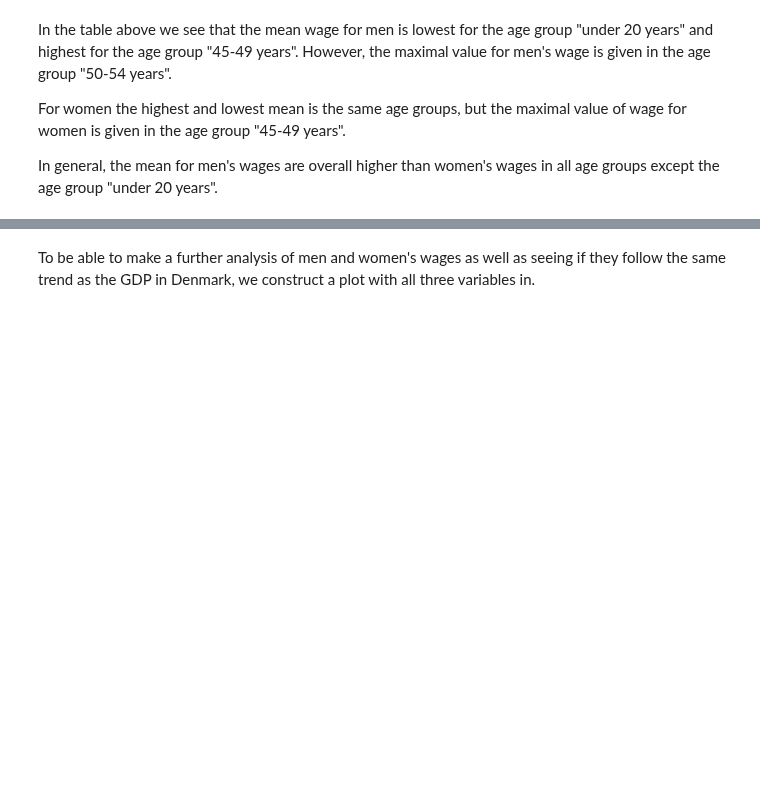
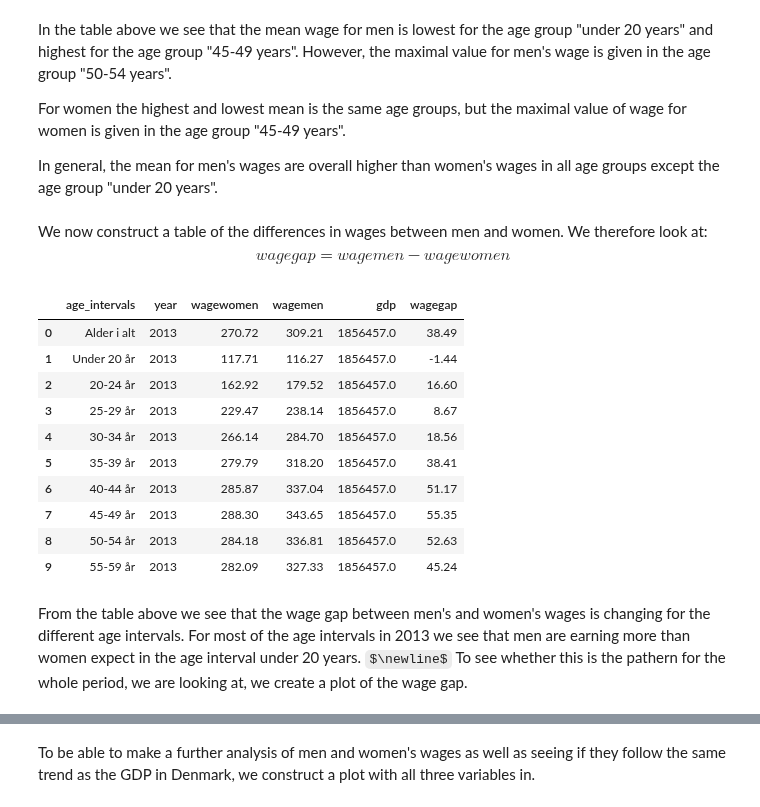
Before and after one commit to NumEconCopenhagen/projects-2023-julie-ida-ida, a Jupyter notebook: dataproject/dataproject.ipynb, the cells around one changed output, grey strips where cells are left out. Cells and saved outputs as stored; diff of their text form; code cells hidden in the pictures; some formulas as TeX source; blank space fills up the shorter version.

```diff
--- a/dataproject/dataproject.ipynb
+++ b/dataproject/dataproject.ipynb
@@ -368,3 +374,26 @@ In the table above we see that the mean wage for men is lowest for the age group
 For women the highest and lowest mean is the same age groups, but the maximal value of wage for women is given in the age group "45-49 years".
 
 In general, the mean for men's wages are overall higher than women's wages in all age groups except the age group "under 20 years".
+# %% [markdown]
+We now construct a table of the differences in wages between men and women. We therefore look at:
+$$wage gap = wagemen - wagewomen$$
+# %%
+# We construct a new variable in our table for the differences in men and women's wages
+mergedall['wagegap'] = mergedall.wagemen - mergedall.wagewomen
+
+mergedall.head(10)
+# %% [output]
+|  | age_intervals | year | wagewomen | wagemen | gdp | wagegap |
+| 0 | Alder i alt | 2013 | 270.72 | 309.21 | 1856457.0 | 38.49 |
+| 1 | Under 20 år | 2013 | 117.71 | 116.27 | 1856457.0 | -1.44 |
+| 2 | 20-24 år | 2013 | 162.92 | 179.52 | 1856457.0 | 16.60 |
+| 3 | 25-29 år | 2013 | 229.47 | 238.14 | 1856457.0 | 8.67 |
+| 4 | 30-34 år | 2013 | 266.14 | 284.70 | 1856457.0 | 18.56 |
+| 5 | 35-39 år | 2013 | 279.79 | 318.20 | 1856457.0 | 38.41 |
+| 6 | 40-44 år | 2013 | 285.87 | 337.04 | 1856457.0 | 51.17 |
+| 7 | 45-49 år | 2013 | 288.30 | 343.65 | 1856457.0 | 55.35 |
+| 8 | 50-54 år | 2013 | 284.18 | 336.81 | 1856457.0 | 52.63 |
+| 9 | 55-59 år | 2013 | 282.09 | 327.33 | 1856457.0 | 45.24 |
+# %% [markdown]
+From the table above we see that the wage gap between men's and women's wages is changing for the different age intervals. For most of the age intervals in 2013 we see that men are earning more than women expect in the age interval under 20 years. $\newline$
+To see whether this is the pathern for the whole period, we are looking at, we create a plot of the wage gap.
```
Also changed, not shown: parts of 4 cells of this notebook.
